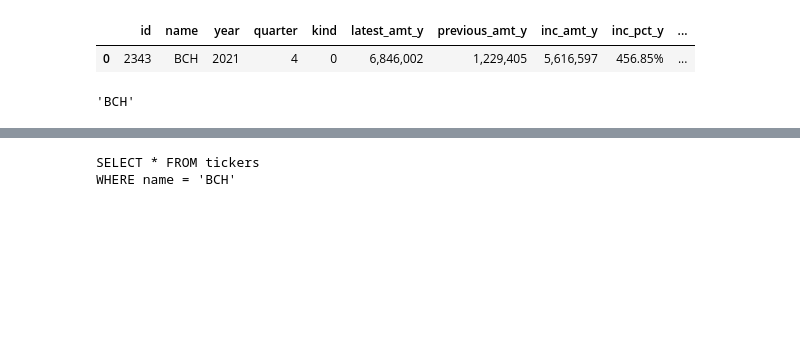
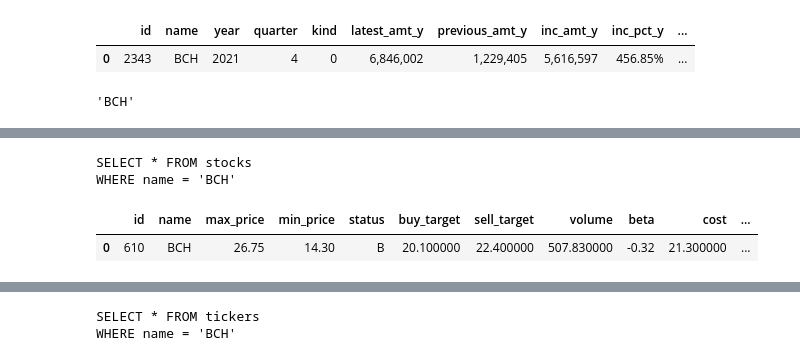
Before and after one commit to santimcs/A8, a Jupyter notebook: Weekly/010-Consensus.ipynb, the cells around one changed output, grey strips where cells are left out. Drawn from its saved outputs; the diff is of its cells as text; code cells hidden in the pictures; blank space fills up the shorter version.

```diff
--- a/Weekly/010-Consensus.ipynb
+++ b/Weekly/010-Consensus.ipynb
@@ -99,3 +99,18 @@ WHERE name = 'BCH'
+# %%
+sql = '''
+SELECT * FROM stocks
+WHERE name = '%s'
+'''
+sql = sql % name
+print(sql)
+
+tmp = pd.read_sql(sql, conlite)
+tmp.style.format(format_dict)
+# %% [output]
+SELECT * FROM stocks
+WHERE name = 'BCH'
+|  | id | name | max_price | min_price | status | buy_target | sell_target | volume | beta | cost | ... |
+| 0 | 610 | BCH | 26.75 | 14.30 | B | 20.100000 | 22.400000 | 507.830000 | -0.32 | 21.300000 | ... |
 # %%
 sql = '''
 SELECT * FROM stocks
```
Also changed, not shown: parts of 21 cells of this notebook, 54 other files.
